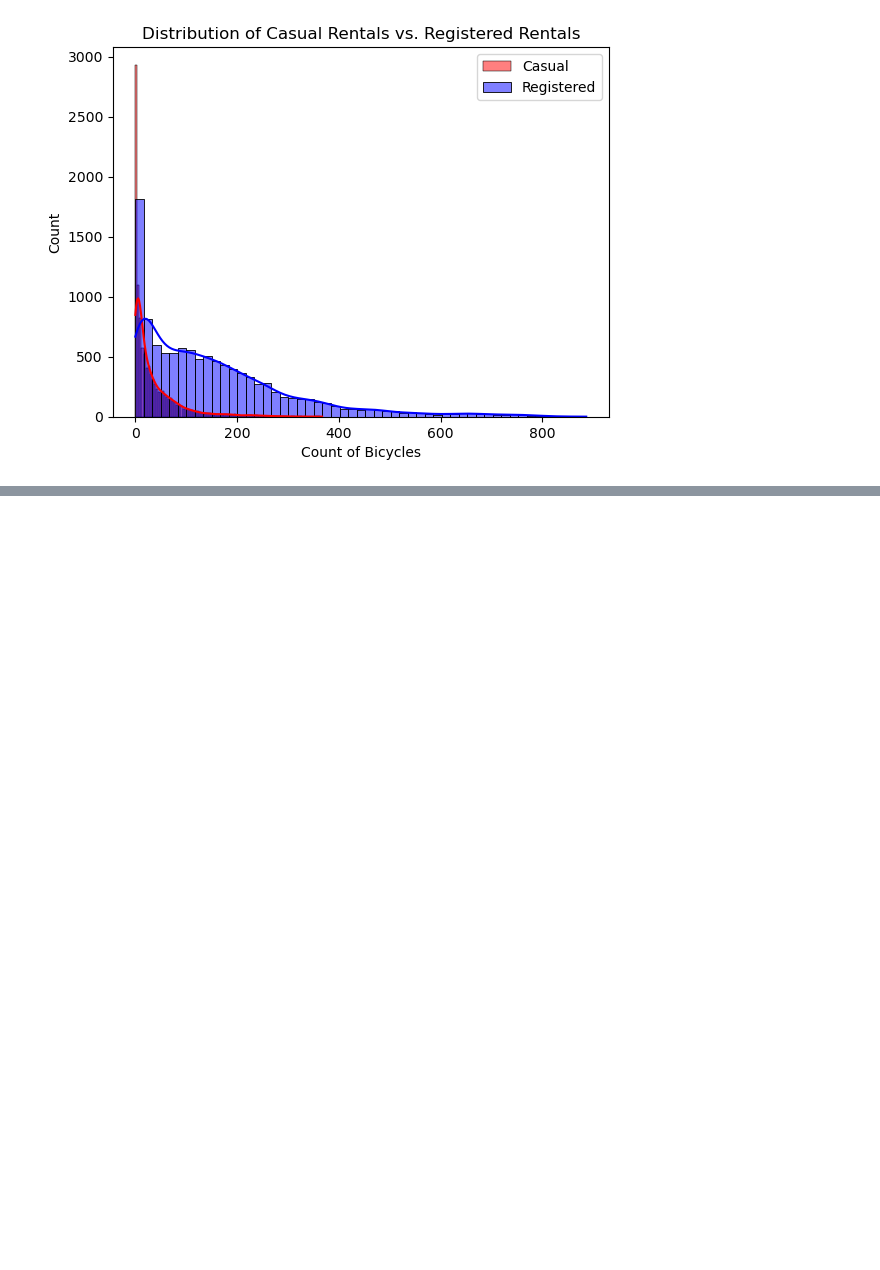
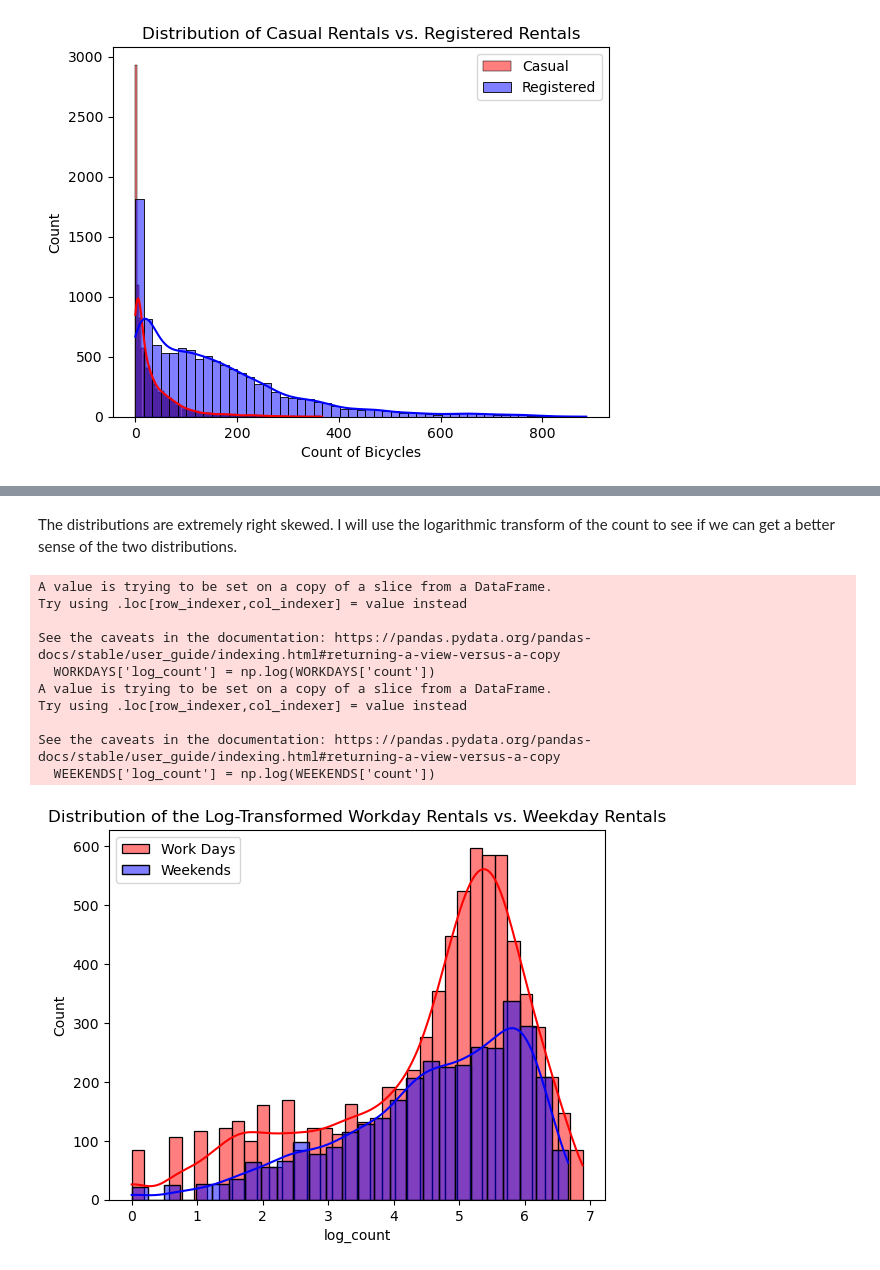
Before and after one commit to TrinityGahagen2K/bike-sharing-demand, a Jupyter notebook: trinity-bike-sharing-eda.ipynb, the cells around one changed output, grey strips where cells are left out. Saved outputs shown, nothing was run; the diff lists cells and outputs as text; code cells hidden in the pictures; blank space fills up the shorter version.

```diff
--- a/trinity-bike-sharing-eda.ipynb
+++ b/trinity-bike-sharing-eda.ipynb
@@ -181,0 +267,23 @@ ax.set_title('Distribution of Casual Rentals vs. Registered Rentals');
+# %% [markdown]
+The distributions are extremely right skewed. I will use the logarithmic transform of the count to see if we can get a better sense of the two distributions.
+# %%
+WORKDAYS['log_count'] = np.log(WORKDAYS['count'])
+WEEKENDS['log_count'] = np.log(WEEKENDS['count'])
+
+fig, ax = plt.subplots()
+sns.histplot(data=WORKDAYS, x='log_count', kde=True, color='red', ax=ax, label='Work Days')
+sns.histplot(data=WEEKENDS, x='log_count', kde=True, color='blue', ax=ax, label='Weekends')
+ax.set_title('Distribution of the Log-Transformed Workday Rentals vs. Weekday Rentals')
+plt.legend();
+# %% [output]
+A value is trying to be set on a copy of a slice from a DataFrame.
+Try using .loc[row_indexer,col_indexer] = value instead
+
+See the caveats in the documentation: https://pandas.pydata.org/pandas-docs/stable/user_guide/indexing.html#returning-a-view-versus-a-copy
+  WORKDAYS['log_count'] = np.log(WORKDAYS['count'])
+A value is trying to be set on a copy of a slice from a DataFrame.
+Try using .loc[row_indexer,col_indexer] = value instead
+
+See the caveats in the documentation: https://pandas.pydata.org/pandas-docs/stable/user_guide/indexing.html#returning-a-view-versus-a-copy
+  WEEKENDS['log_count'] = np.log(WEEKENDS['count'])
+[figure, added]
```
Also changed, not shown: parts of 43 cells of this notebook.
